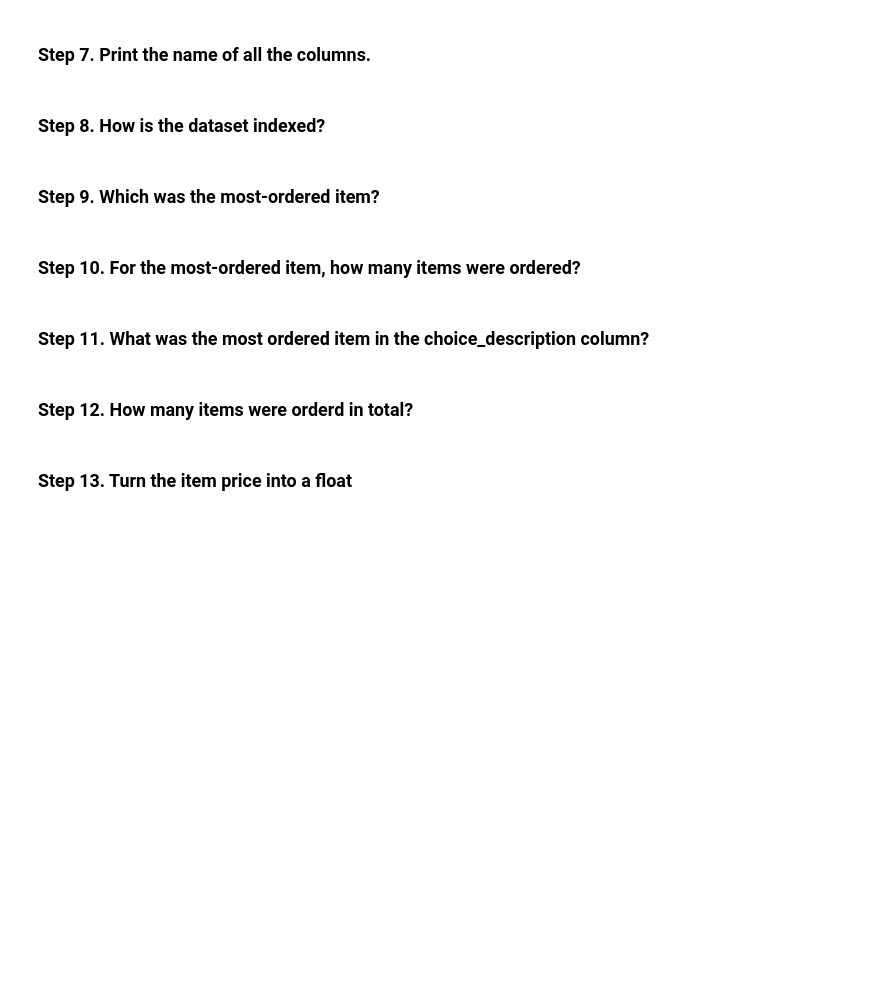
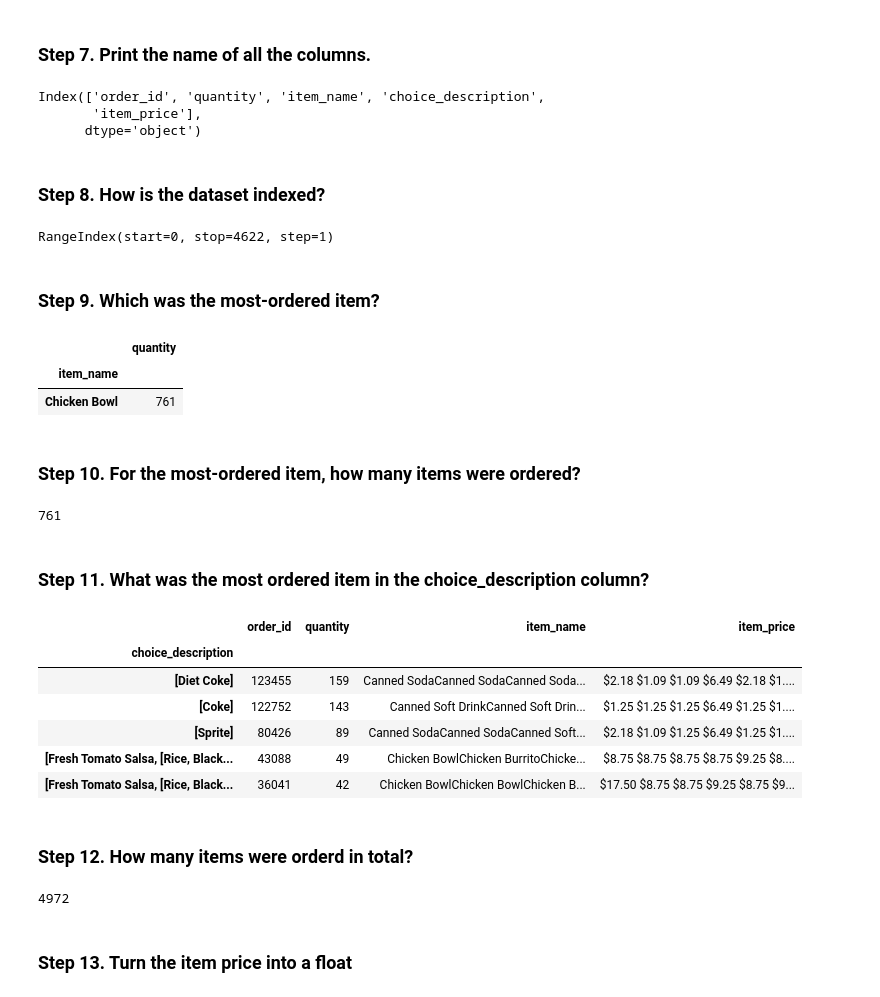
Before and after one commit to SarikayaBB/pandas_exercises, a Jupyter notebook: 01_Getting_&_Knowing_Your_Data/Chipotle/Exercises.ipynb, the cells around one changed output. Cells and saved outputs as stored; diff of their text form; code cells hidden in the pictures; blank space fills up the shorter version.

```diff
--- a/01_Getting_&_Knowing_Your_Data/Chipotle/Exercises.ipynb
+++ b/01_Getting_&_Knowing_Your_Data/Chipotle/Exercises.ipynb
@@ -32,7 +30,7 @@ memory usage: 180.7+ KB
 # %% [markdown]
 ### Step 3. Assign it to a variable called chipo.
 # %%
-chipo = df
+chipo = pd.DataFrame(df)
 # %% [markdown]
 ### Step 4. See the first 10 entries
 # %%
@@ -80,16 +78,61 @@ chipo.shape[1]
 5
 # %% [markdown]
 ### Step 7. Print the name of all the columns.
+# %%
+chipo.columns
+# %% [output]
+Index(['order_id', 'quantity', 'item_name', 'choice_description',
+       'item_price'],
+      dtype='object')
 # %% [markdown]
 ### Step 8. How is the dataset indexed?
+# %%
+chipo.index
+# %% [output]
+RangeIndex(start=0, stop=4622, step=1)
 # %% [markdown]
 ### Step 9. Which was the most-ordered item?
+# %%
+grp = chipo.groupby("item_name")
+grp = grp.sum()
+grp = grp.sort_values(["quantity"],ascending=False).loc[:,["quantity"]]
+grp.head(1)
+# %% [output]
+|  | quantity |
+| item_name |  |
+| Chicken Bowl | 761 |
 # %% [markdown]
 ### Step 10. For the most-ordered item, how many items were ordered?
+# %%
+grp.iloc[0].values[0]
+# %% [output]
+761
 # %% [markdown]
 ### Step 11. What was the most ordered item in the choice_description column?
+# %%
+grp_choice_desc = chipo.groupby("choice_description")
+grp_choice_desc = grp_choice_desc.sum()
+grp_choice_desc = grp_choice_desc.sort_values(["quantity"],ascending= False)
+#grp_choice_desc = grp_choice_desc.loc[:,"quantity"]
+grp_choice_desc.head()
+# %% [output]
+|  | order_id | quantity | item_name | item_price |
+| choice_description |  |  |  |  |
+| [Diet Coke] | 123455 | 159 | Canned SodaCanned SodaCanned Soda... | $2.18 $1.09 $1.09 $6.49 $2.18 $1.... |
+| [Coke] | 122752 | 143 | Canned Soft DrinkCanned Soft Drin... | $1.25 $1.25 $1.25 $6.49 $1.25 $1.... |
+| [Sprite] | 80426 | 89 | Canned SodaCanned SodaCanned Soft... | $2.18 $1.09 $1.25 $6.49 $1.25 $1.... |
+| [Fresh Tomato Salsa, [Rice, Black... | 43088 | 49 | Chicken BowlChicken BurritoChicke... | $8.75 $8.75 $8.75 $8.75 $9.25 $8.... |
+| [Fresh Tomato Salsa, [Rice, Black... | 36041 | 42 | Chicken BowlChicken BowlChicken B... | $17.50 $8.75 $8.75 $9.25 $8.75 $9... |
 # %% [markdown]
 ### Step 12. How many items were orderd in total?
+# %%
+total_item = chipo.groupby("item_name")
+total_item = total_item.sum()
+total_item = total_item.sort_values("quantity", ascending = False)
+total_item["quantity"].aggregate("sum")
+#total_item.aggregate({"quantity":"sum"}).info()
+# %% [output]
+4972
 # %% [markdown]
 ### Step 13. Turn the item price into a float
 # %% [markdown]
```
Also changed, not shown: parts of 11 cells of this notebook.
